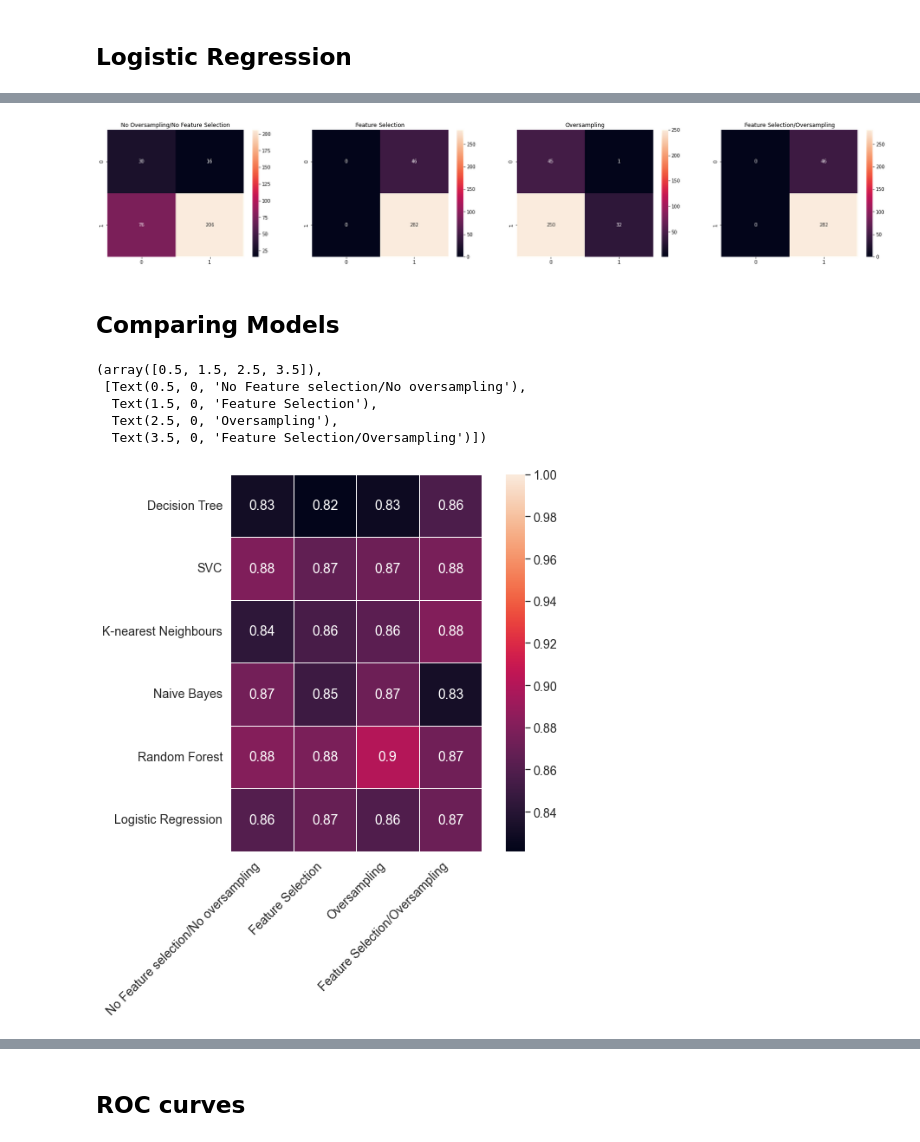
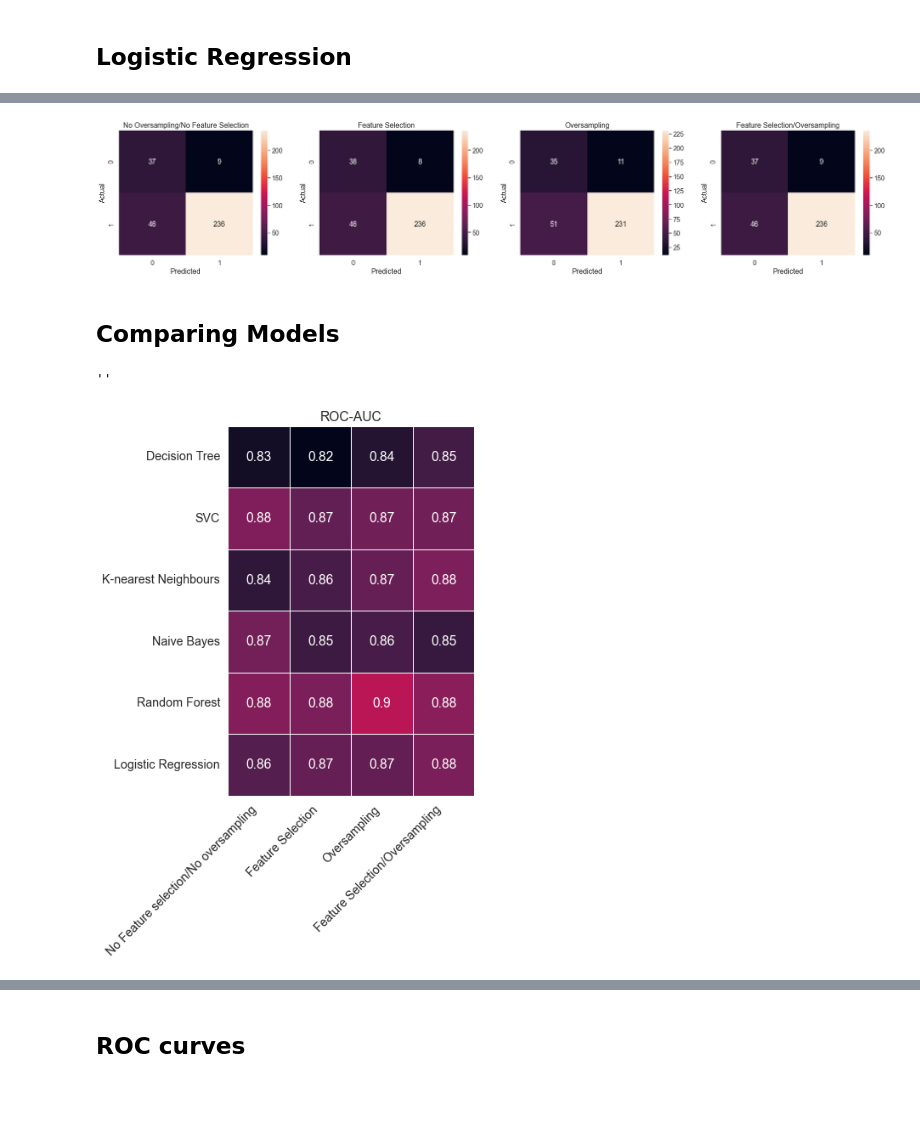
Before and after one commit to Educorreia932/FEUP-AC, a Jupyter notebook: Data Mining Project/notebooks/prediction.ipynb, the cells around one changed output, grey strips where cells are left out. Drawn from its saved outputs; the diff is of its cells as text; code cells hidden in the pictures; blank space fills up the shorter version.

```diff
--- a/Data Mining Project/notebooks/prediction.ipynb
+++ b/Data Mining Project/notebooks/prediction.ipynb
@@ -252,7 +275,7 @@ plotROC([lr, lr_fs, lr_os, lr_fs_os], train_df, columns_to_drop, target_column,
 # %%
-confMatrix([lr, lr_fs, lr_os, lr_fs_os], columns_to_drop, target_column, train_df)
+confMatrix([lr, lr_fs, lr_os, lr_fs_os], columns_to_drop, target_column, train_df, scaler=StandardScaler())
 # %% [output]
-[figure, old version]
+[figure, new version]
 # %% [markdown]
 ## Comparing Models
 # %%
@@ -278,13 +301,11 @@ scores_array = np.array([[model.best_score_ for model in models]
 
 sb.set(font_scale=1.3)
 sb.heatmap(scores_array, annot=True, linewidths=0.5, vmax=1,
-           square=True, xticklabels=x_axis_labels, yticklabels=y_axis_labels)
+           square=True, xticklabels=x_axis_labels, yticklabels=y_axis_labels, cbar=False)
+plt.title("ROC-AUC")
 
 plt.xticks(rotation=45, horizontalalignment='right')
+;
 # %% [output]
-(array([0.5, 1.5, 2.5, 3.5]),
- [Text(0.5, 0, 'No Feature selection/No oversampling'),
-  Text(1.5, 0, 'Feature Selection'),
-  Text(2.5, 0, 'Oversampling'),
-  Text(3.5, 0, 'Feature Selection/Oversampling')])
+''
-[figure, old version]
+[figure, new version]
```
Also changed, not shown: parts of 26 cells of this notebook, 2 other files.
